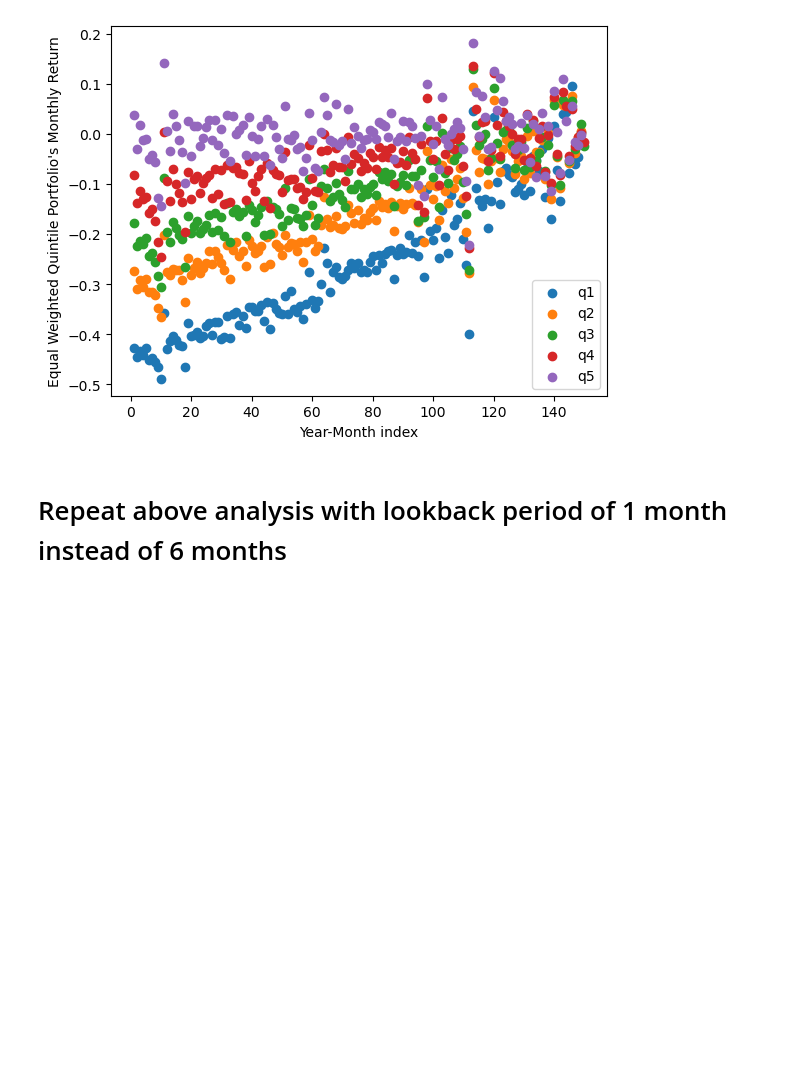
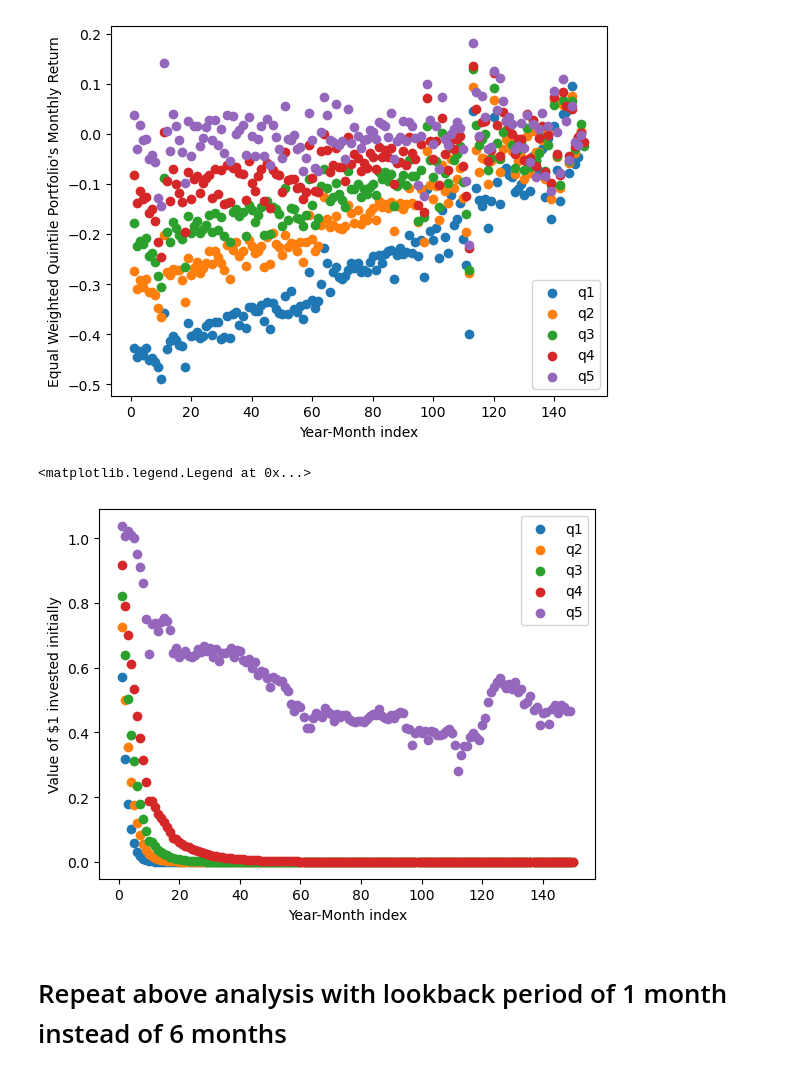
Before and after one commit to ijamil1/factormodels_and_portfolio_optimization, a Jupyter notebook: Momentum.ipynb, the cells around one changed output. Drawn from its saved outputs; the diff is of its cells as text; code cells hidden in the pictures; blank space fills up the shorter version.

```diff
--- a/Momentum.ipynb
+++ b/Momentum.ipynb
@@ -193,6 +226,39 @@ plt.legend()
 # %% [output]
 <matplotlib.legend.Legend at 0x...>
 [figure]
+# %%
+x = []
+for i in range(len(q1_ret)):
+    x.append(i+1)
+
+q1_pv = [1]
+q2_pv = [1]
+q3_pv = [1]
+q4_pv = [1]
+q5_pv = [1]
+
+for mr in q1_ret:
+    q1_pv.append(q1_pv[-1]*(1+mr))
+for mr in q2_ret:
+    q2_pv.append(q2_pv[-1]*(1+mr))
+for mr in q3_ret:
+    q3_pv.append(q3_pv[-1]*(1+mr))
+for mr in q4_ret:
+    q4_pv.append(q4_pv[-1]*(1+mr))
+for mr in q5_ret:
+    q5_pv.append(q5_pv[-1]*(1+mr))
+
+plt.scatter(x,q1_pv[1:],label='q1')
+plt.scatter(x,q2_pv[1:],label='q2')
+plt.scatter(x,q3_pv[1:],label='q3')
+plt.scatter(x,q4_pv[1:],label='q4')
+plt.scatter(x,q5_pv[1:],label='q5')
+plt.xlabel('Year-Month index')
+plt.ylabel('Value of $1 invested initially')
+plt.legend()
+# %% [output]
+<matplotlib.legend.Legend at 0x...>
+[figure, added]
 # %% [markdown]
 # Repeat above analysis with lookback period of 1 month instead of 6 months
 # %%
```
Also changed, not shown: parts of 11 cells of this notebook.
